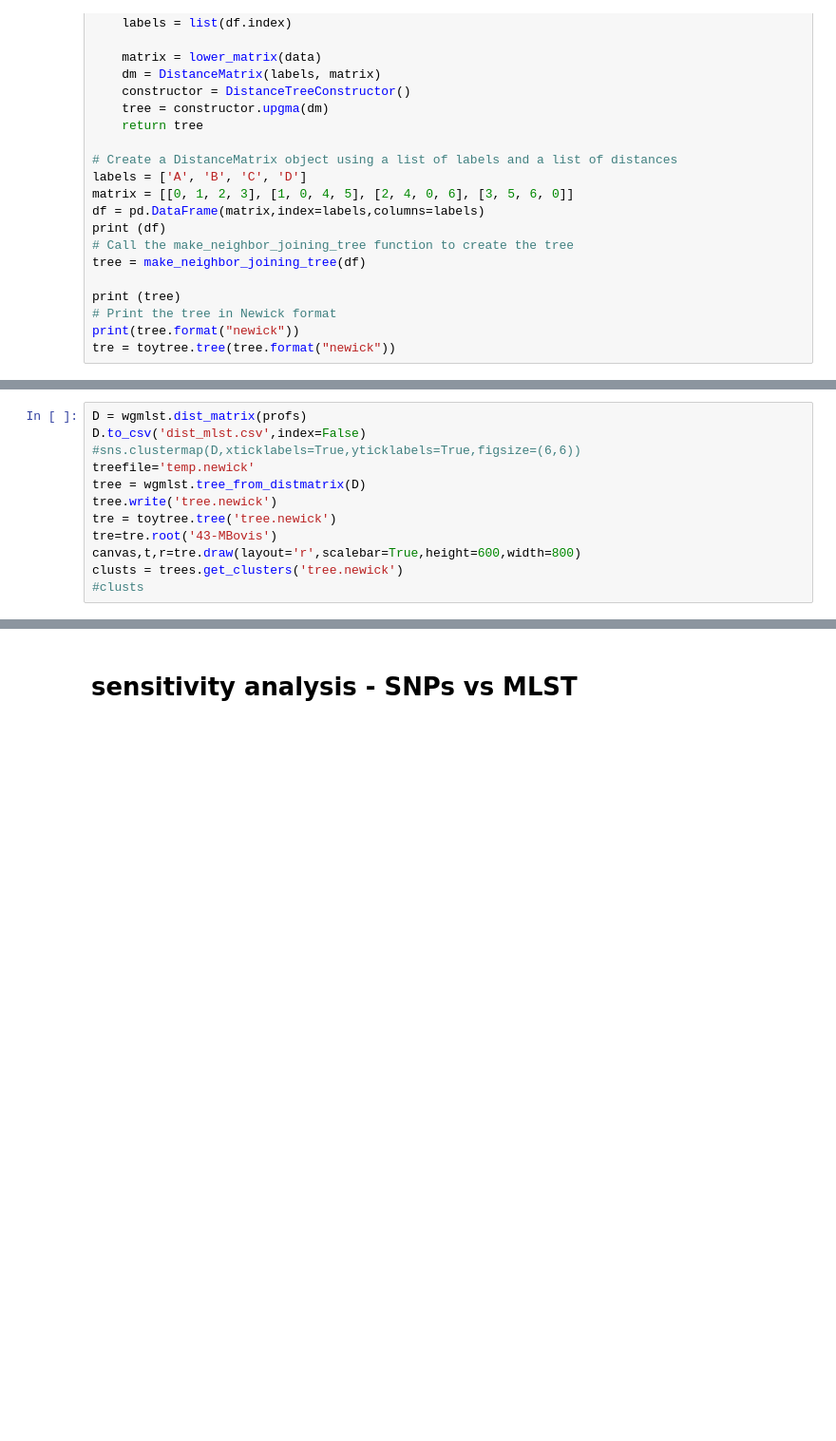
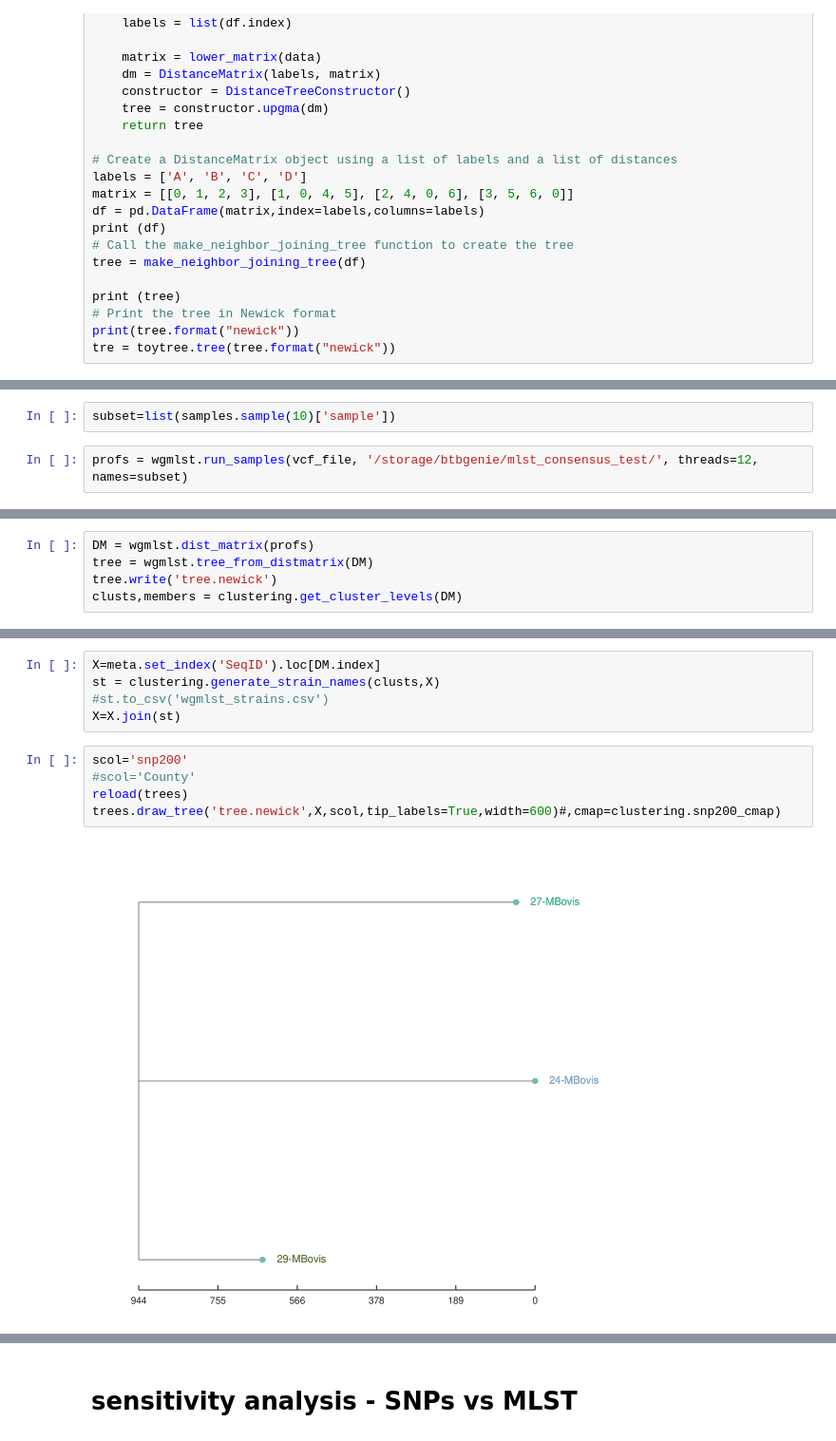
Before and after one commit to dmnfarrell/snipgenie, a Jupyter notebook: notebooks/wgmlst.ipynb, the cells around one changed output, grey strips where cells are left out. Shown: that part at 95% size. Saved outputs shown, nothing was run; the diff lists cells and outputs as text; blank space fills up the shorter version.

```diff
--- a/notebooks/wgmlst.ipynb
+++ b/notebooks/wgmlst.ipynb
@@ -265,0 +229,4 @@ print(tree.ascii_art())
+# %%
+subset=list(samples.sample(10)['sample'])
+# %%
+profs = wgmlst.run_samples(vcf_file, '/storage/btbgenie/mlst_consensus_test/', threads=12, names=subset)
@@ -266,12 +235,5 @@ print(tree.ascii_art())
 # %%
-D = wgmlst.dist_matrix(profs)
-D.to_csv('dist_mlst.csv',index=False)
-#sns.clustermap(D,xticklabels=True,yticklabels=True,figsize=(6,6))
-treefile='temp.newick'
-tree = wgmlst.tree_from_distmatrix(D)
+DM = wgmlst.dist_matrix(profs)
+tree = wgmlst.tree_from_distmatrix(DM)
 tree.write('tree.newick')
-tre = toytree.tree('tree.newick')
-tre=tre.root('43-MBovis')
-canvas,t,r=tre.draw(layout='r',scalebar=True,height=600,width=800)
-clusts = trees.get_clusters('tree.newick')
-#clusts
+clusts,members = clustering.get_cluster_levels(DM)
@@ -287,0 +247,12 @@ TreeCluster.py  -i tree.newick -t 100 -m max_clade
+# %%
+X=meta.set_index('SeqID').loc[DM.index]
+st = clustering.generate_strain_names(clusts,X)
+#st.to_csv('wgmlst_strains.csv')
+X=X.join(st)
+# %%
+scol='snp200'
+#scol='County'
+reload(trees)
+trees.draw_tree('tree.newick',X,scol,tip_labels=True,width=600)#,cmap=clustering.snp200_cmap)
+# %% [output]
+[figure, added]
```
Also changed, not shown: parts of 38 cells of this notebook, 14 other files.
